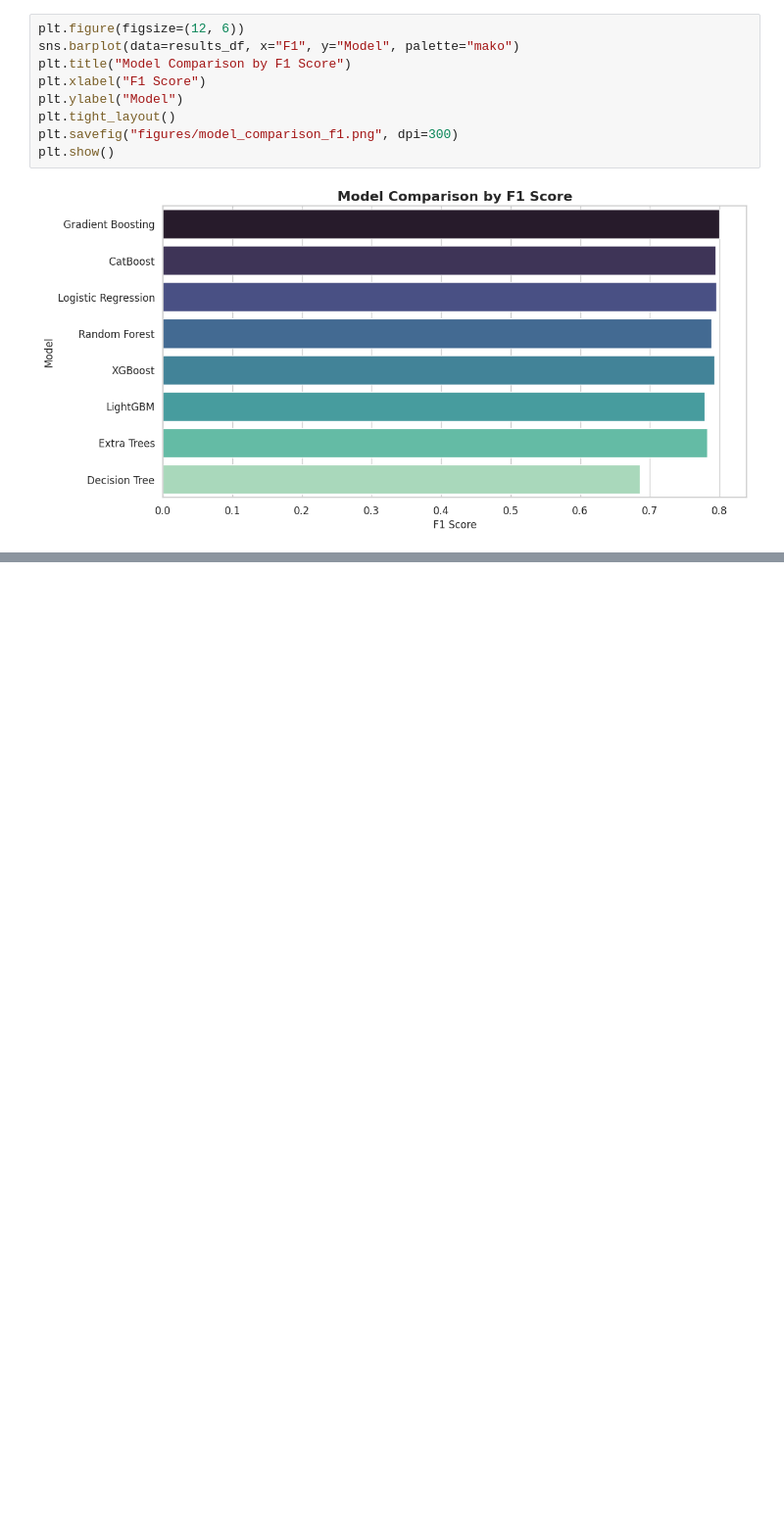
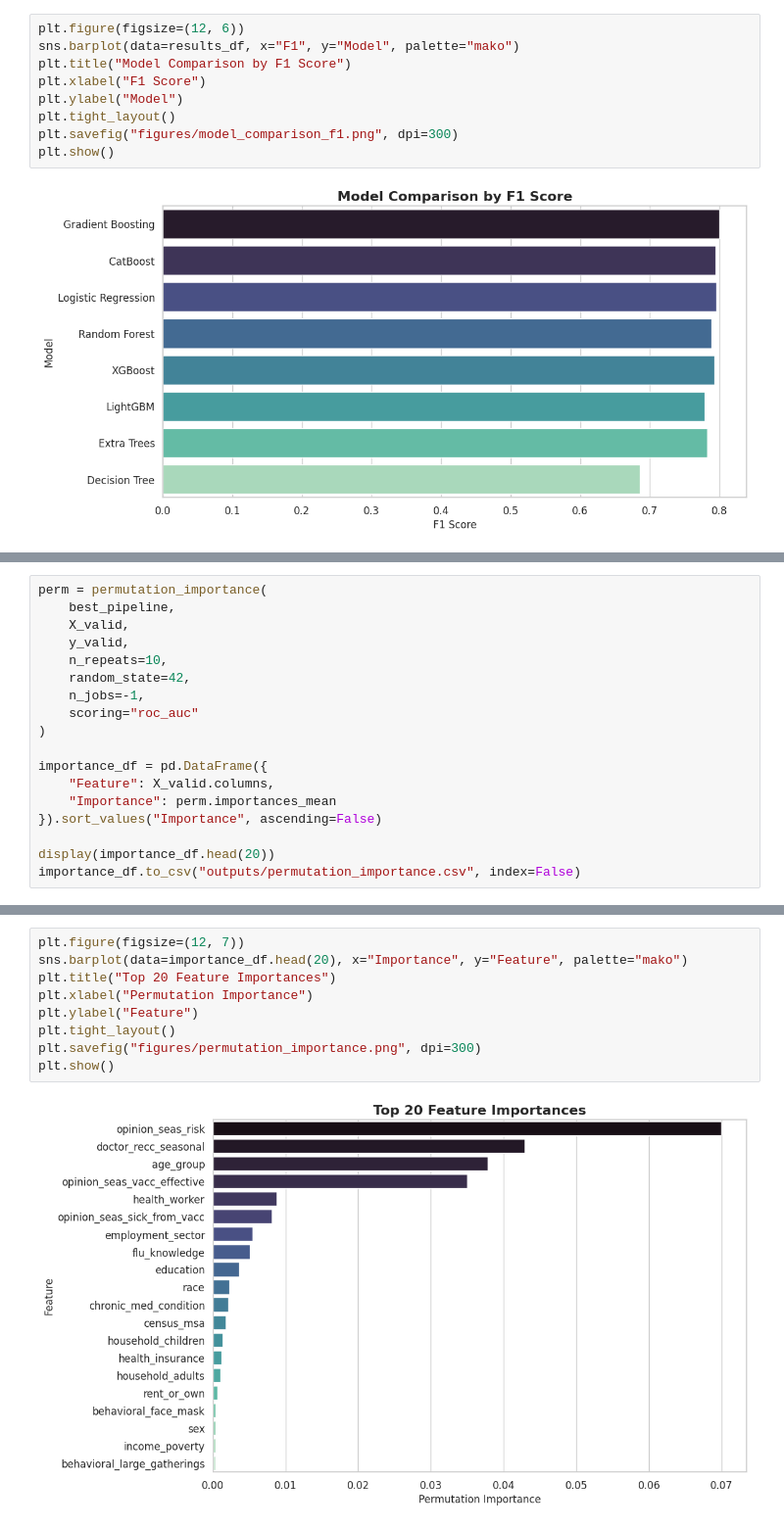
Before and after one commit to B-DS-Research/B6_Research, a Jupyter notebook: RMDS_Hackathon.ipynb, the cells around one changed output, grey strips where cells are left out. Shown at 98% size. Cells and saved outputs as stored; diff of their text form; blank space fills up the shorter version.

```diff
--- a/RMDS_Hackathon.ipynb
+++ b/RMDS_Hackathon.ipynb
@@ -674,0 +841,18 @@ plt.show()
+# %%
+perm = permutation_importance(
+    best_pipeline,
+    X_valid,
+    y_valid,
+    n_repeats=10,
+    random_state=42,
+    n_jobs=-1,
+    scoring="roc_auc"
+)
+
+importance_df = pd.DataFrame({
+    "Feature": X_valid.columns,
+    "Importance": perm.importances_mean
+}).sort_values("Importance", ascending=False)
+
+display(importance_df.head(20))
+importance_df.to_csv("outputs/permutation_importance.csv", index=False)
@@ -674,0 +877,11 @@ plt.show()
+# %%
+plt.figure(figsize=(12, 7))
+sns.barplot(data=importance_df.head(20), x="Importance", y="Feature", palette="mako")
+plt.title("Top 20 Feature Importances")
+plt.xlabel("Permutation Importance")
+plt.ylabel("Feature")
+plt.tight_layout()
+plt.savefig("figures/permutation_importance.png", dpi=300)
+plt.show()
+# %% [output]
+[figure, added]
```
Also changed, not shown: parts of 16 cells of this notebook.
